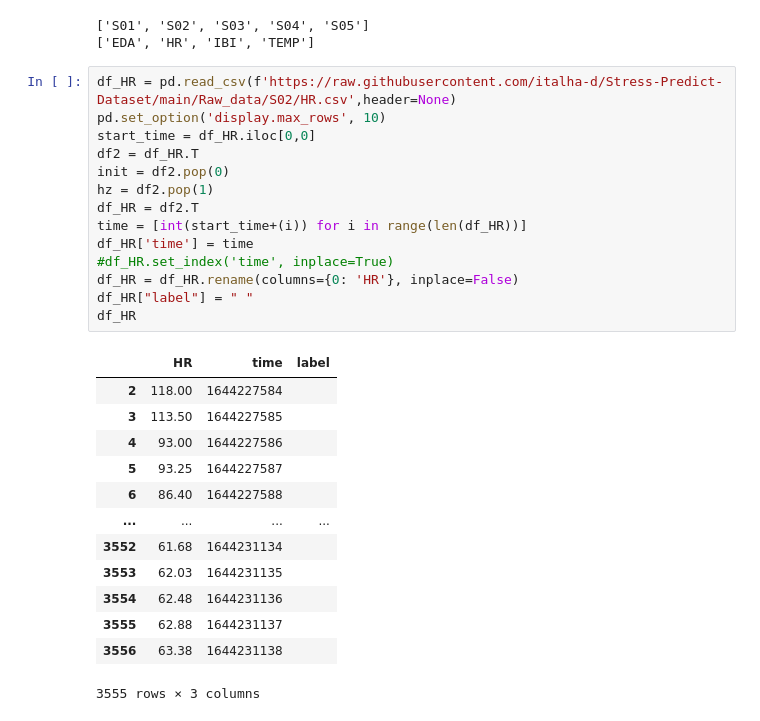
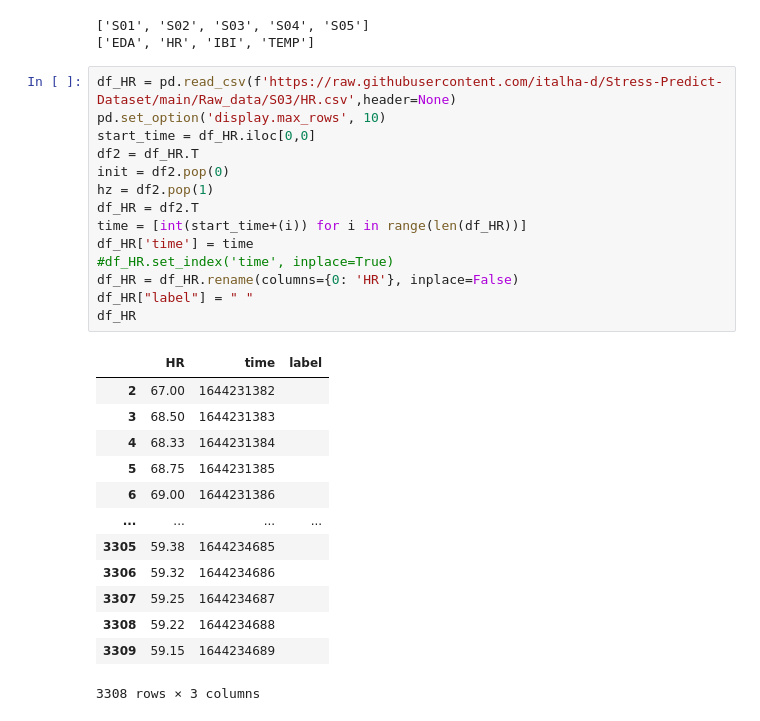
Before and after one commit to A01632681/DataScience, a Jupyter notebook: Assigment 2/AssigmentTests.ipynb, the cells around one changed output. Drawn from its saved outputs; the diff is of its cells as text.

```diff
--- a/Assigment 2/AssigmentTests.ipynb
+++ b/Assigment 2/AssigmentTests.ipynb
@@ -23,30 +23,30 @@ print(variables)
 ['S01', 'S02', 'S03', 'S04', 'S05']
 ['EDA', 'HR', 'IBI', 'TEMP']
 # %%
-df_HR = pd.read_csv(f'https://raw.githubusercontent.com/italha-d/Stress-Predict-Dataset/main/Raw_data/S02/HR.csv',header=None)
+df_HR = pd.read_csv(f'https://raw.githubusercontent.com/italha-d/Stress-Predict-Dataset/main/Raw_data/S03/HR.csv',header=None)
 pd.set_option('display.max_rows', 10)
 start_time = df_HR.iloc[0,0]
 df2 = df_HR.T
 init = df2.pop(0)
 hz = df2.pop(1)
 df_HR = df2.T
 time = [int(start_time+(i)) for i in range(len(df_HR))]
 df_HR['time'] = time
 #df_HR.set_index('time', inplace=True)
 df_HR = df_HR.rename(columns={0: 'HR'}, inplace=False)
 df_HR["label"] = " "
 df_HR
 # %% [output]
 |  | HR | time | label |
-| 2 | 118.00 | 1644227584 |  |
-| 3 | 113.50 | 1644227585 |  |
-| 4 | 93.00 | 1644227586 |  |
-| 5 | 93.25 | 1644227587 |  |
-| 6 | 86.40 | 1644227588 |  |
+| 2 | 67.00 | 1644231382 |  |
+| 3 | 68.50 | 1644231383 |  |
+| 4 | 68.33 | 1644231384 |  |
+| 5 | 68.75 | 1644231385 |  |
+| 6 | 69.00 | 1644231386 |  |
 | ... | ... | ... | ... |
-| 3552 | 61.68 | 1644231134 |  |
-| 3553 | 62.03 | 1644231135 |  |
-| 3554 | 62.48 | 1644231136 |  |
-| 3555 | 62.88 | 1644231137 |  |
-| 3556 | 63.38 | 1644231138 |  |
+| 3305 | 59.38 | 1644234685 |  |
+| 3306 | 59.32 | 1644234686 |  |
+| 3307 | 59.25 | 1644234687 |  |
+| 3308 | 59.22 | 1644234688 |  |
+| 3309 | 59.15 | 1644234689 |  |
-3555 rows × 3 columns
+3308 rows × 3 columns
```
Also changed, not shown: parts of 5 cells of this notebook, 1 other file.
